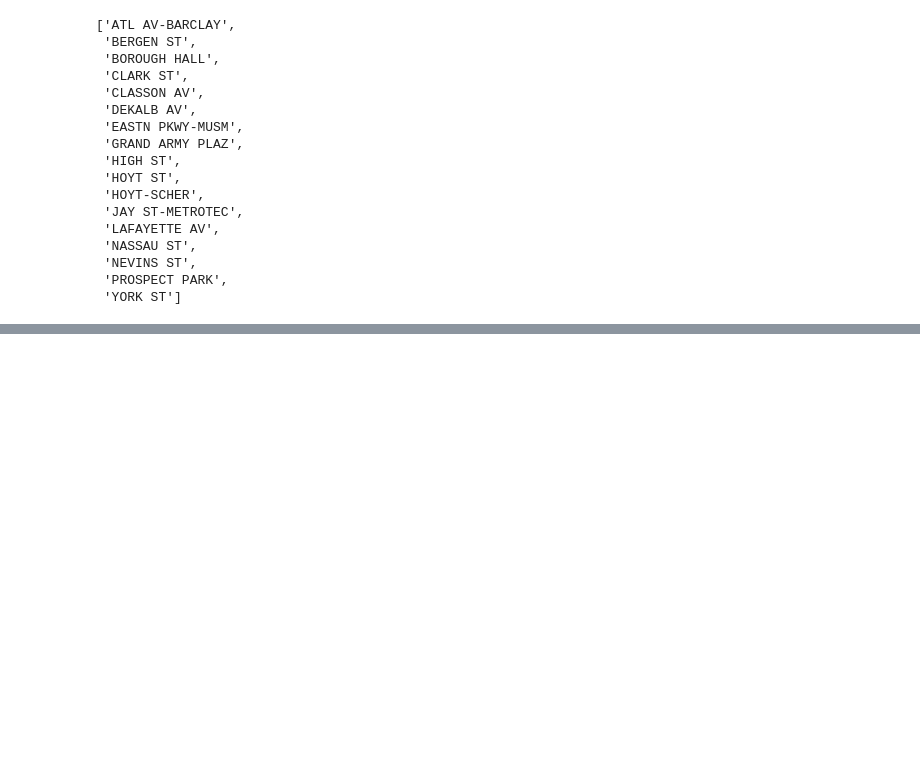
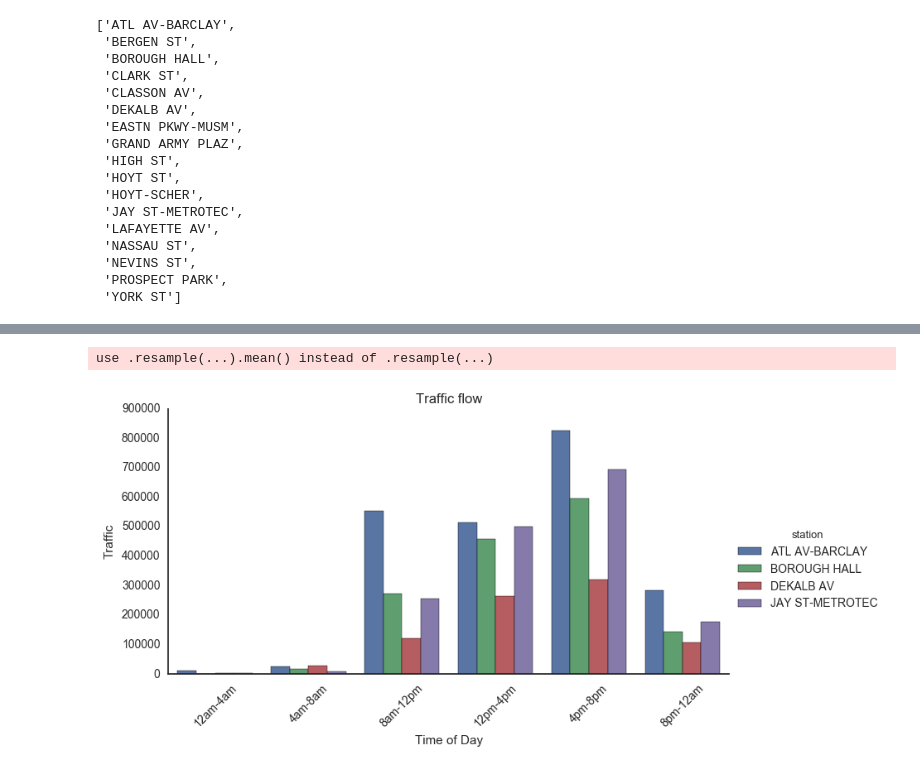
Before and after one commit to emw1687/benson, a Jupyter notebook: mta_turnstiles_eda_eva.ipynb, the cells around one changed output, grey strips where cells are left out. Drawn from its saved outputs; the diff is of its cells as text; code cells hidden in the pictures; blank space fills up the shorter version.

```diff
--- a/mta_turnstiles_eda_eva.ipynb
+++ b/mta_turnstiles_eda_eva.ipynb
@@ -147,0 +146,32 @@ station = potential_stations[potential_stations['station'] == 'ATL AV-BARCLAY']
+# %%
+top_stations_lst = ['ATL AV-BARCLAY',
+                   'JAY ST-METROTEC',
+                   'BOROUGH HALL',
+                   'DEKALB AV']
+
+top_stations = potential_stations[potential_stations['station'].isin(top_stations_lst)]
+top_stations = top_stations.groupby(by=['station', 'parsed_time'], as_index=False).sum()[['station', 'parsed_time','traffic']]
+top_stations.set_index('parsed_time', drop=True, inplace=True)
+top_stations = top_stations.groupby(by=['station']).resample('4H')
+top_stations = top_stations.reset_index()
+# %% [output]
+use .resample(...).mean() instead of .resample(...)
+# %%
+top_stations.loc[top_stations['parsed_time'] == '2017-01-22 00:00:00', 'label'] = '8pm-12am'
+top_stations.loc[top_stations['parsed_time'] == '2017-01-22 04:00:00', 'label'] = '12am-4am'
+top_stations.loc[top_stations['parsed_time'] == '2017-01-22 08:00:00', 'label'] = '4am-8am'
+top_stations.loc[top_stations['parsed_time'] == '2017-01-22 12:00:00', 'label'] = '8am-12pm'
+top_stations.loc[top_stations['parsed_time'] == '2017-01-22 16:00:00', 'label'] = '12pm-4pm'
+top_stations.loc[top_stations['parsed_time'] == '2017-01-22 20:00:00', 'label'] = '4pm-8pm'
+# %%
+order = ['12am-4am', '4am-8am', '8am-12pm', '12pm-4pm', '4pm-8pm', '8pm-12am']
+
+flow_bar = sns.factorplot('label', 'traffic', hue ='station', kind = 'bar', data = top_stations, aspect = 2, x_order=order)
+plt.xticks(rotation=45)
+plt.xlabel('Time of Day')
+plt.ylabel('Traffic')
+plt.title("Traffic flow")
+
+flow_bar.savefig('traffic_flow_bar.png')
+# %% [output]
+[figure, added]
```
Also changed, not shown: parts of 15 cells of this notebook, 5 other files.
